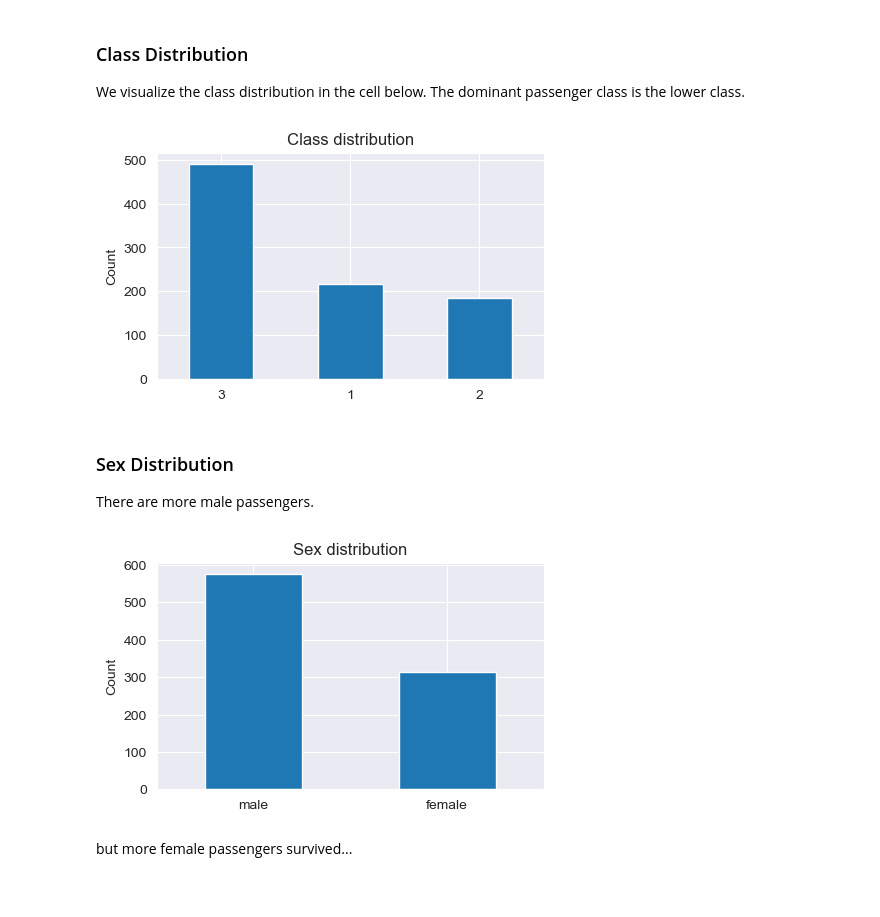
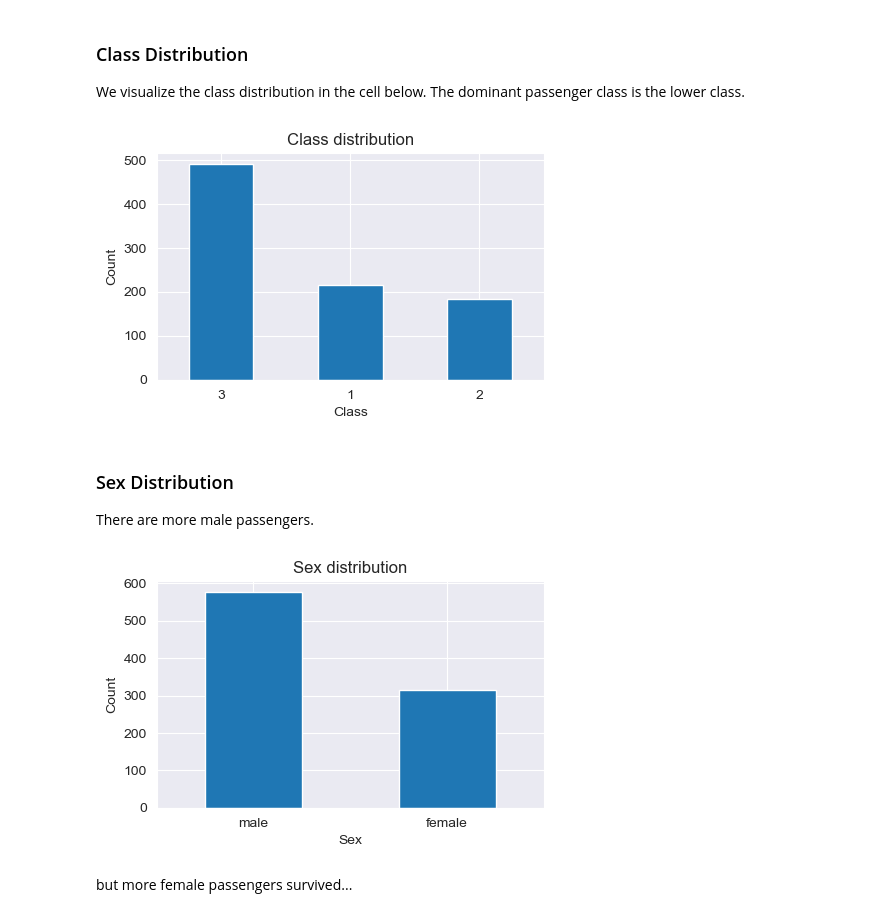
Before and after one commit to Cyntwikip/Python-101, a Jupyter notebook: ds_workshop.ipynb, the cells around one changed output. Drawn from its saved outputs; the diff is of its cells as text; code cells hidden in the pictures.

Commit message:
rev: add graph labels

```diff
--- a/ds_workshop.ipynb
+++ b/ds_workshop.ipynb
@@ -73,12 +73,13 @@ We visualize the class distribution in the cell below. The dominant passenger cl
 # %%
 fig, ax = plt.subplots(1,1, figsize=(5,3), dpi=100)
 df['Pclass'].value_counts().plot(kind='bar')
 plt.title('Class distribution')
 plt.xticks(rotation=0)
+plt.xlabel('Class')
 plt.ylabel('Count')
 plt.show()
 # %% [output]
-[figure, old version]
+[figure, new version]
 # %% [markdown]
 ### Sex Distribution
 
@@ -88,10 +89,11 @@ fig, ax = plt.subplots(1,1, figsize=(5,3), dpi=100)
 df['Sex'].value_counts().plot(kind='bar')
 plt.title('Sex distribution')
 plt.xticks(rotation=0)
+plt.xlabel('Sex')
 plt.ylabel('Count')
 plt.show()
 # %% [output]
-[figure, old version]
+[figure, new version]
 # %% [markdown]
 but more female passengers survived...
 # %%
```
Also changed, not shown: parts of 2 cells of this notebook.
